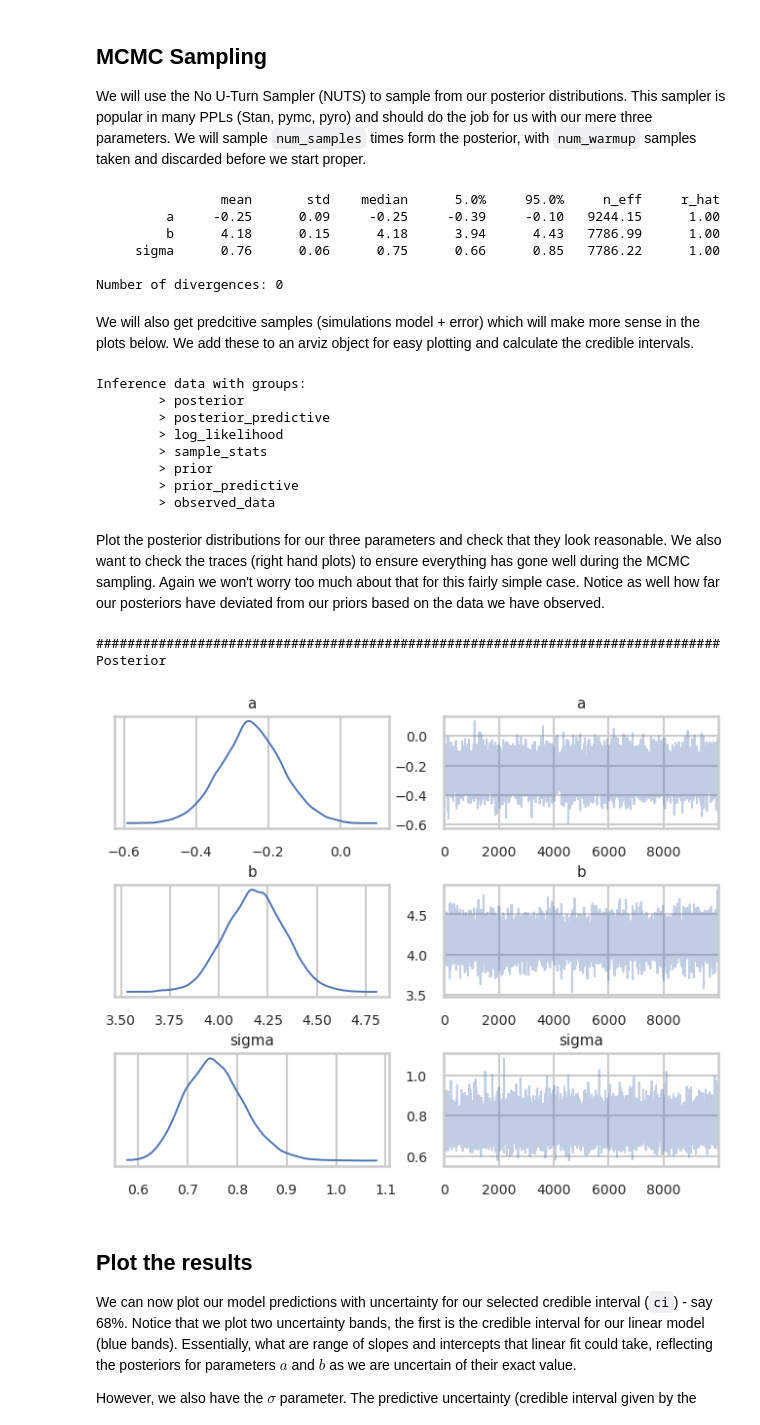
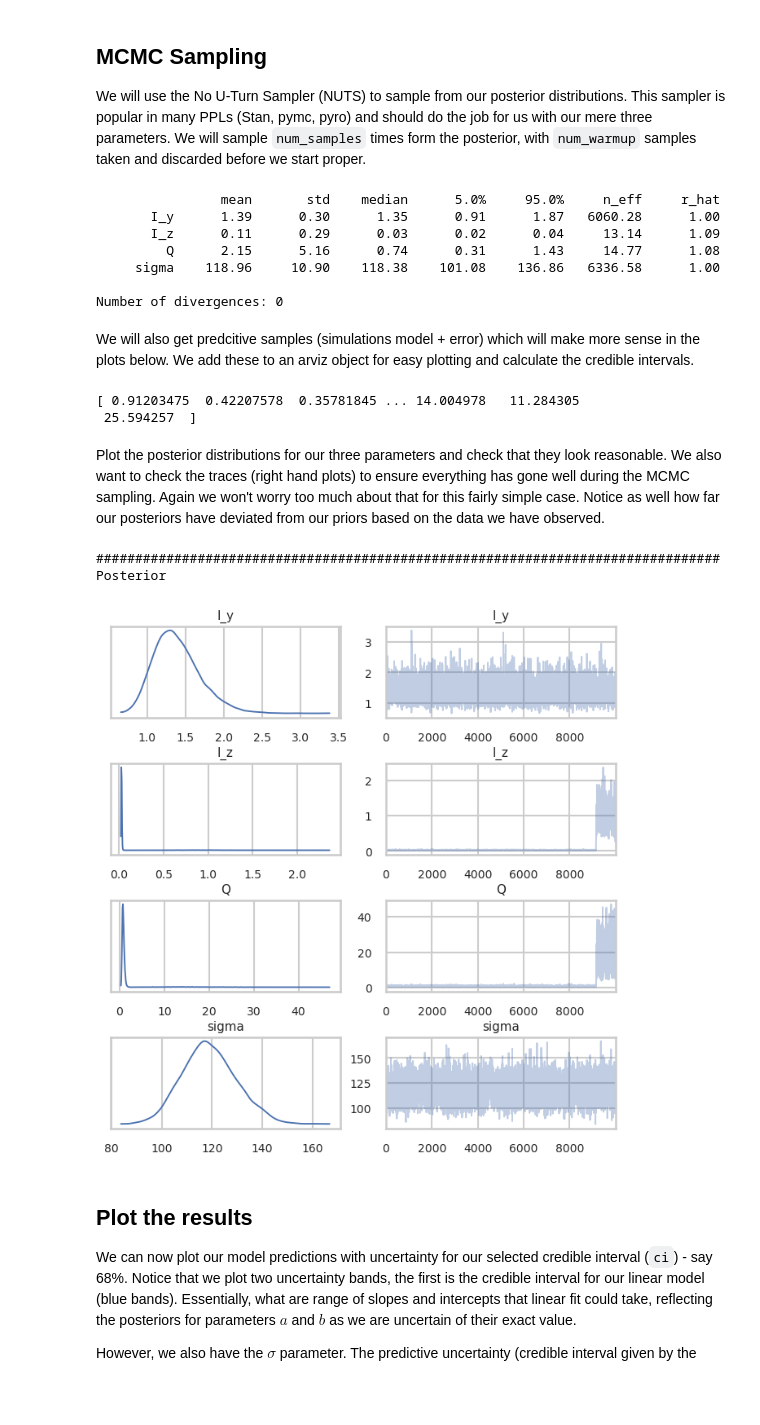
Before and after one commit to samcd22/PhD_project, a Jupyter notebook: 10_Numpyro_I/01_NumPyro_BLR.ipynb, the cells around one changed output. Drawn from its saved outputs; the diff is of its cells as text; code cells hidden in the pictures; blank space fills up the shorter version.

```diff
--- a/10_Numpyro_I/01_NumPyro_BLR.ipynb
+++ b/10_Numpyro_I/01_NumPyro_BLR.ipynb
@@ -93,12 +93,6 @@ Now lets sample from out prior distributions, check what these look like with ar
 # JAX requires a key for random number generation
 rng_key_ = random.PRNGKey(2101)
 # here take 100 samples from our priors and make predictions on x_log
-prior_samples = Predictive(linear_model, num_samples=100)(
+prior_samples = Predictive(linear_model, num_samples=1000)(
     rng_key_, x=x, y=y, z=z
 )
-prior_samples = {k: jnp.expand_dims(v,axis=0) for k, v in prior_samples.items()}
-# and put this into arviz for easy plotting
-arviz_priors = az.from_dict(
-    prior=prior_samples
-)
-arviz_priors
@@ -149,16 +159,17 @@ mcmc_obj = MCMC(kernel, num_warmup=num_warmup, num_samples=num_samples)
 
 # now run the sampler for num_samples+burnin
 mcmc_obj.run(
-    rng_key_, water_level=X, discharge_observed=y
+    rng_key_, x=x, y=y, z=z, concentration_observed=concentration
 )
 mcmc_obj.print_summary()
 # get the samples which will form our posterior
 samples = mcmc_obj.get_samples()
 # %% [output]
                 mean       std    median      5.0%     95.0%     n_eff     r_hat
-         a     -0.25      0.09     -0.25     -0.39     -0.10   9244.15      1.00
-         b      4.18      0.15      4.18      3.94      4.43   7786.99      1.00
-     sigma      0.76      0.06      0.75      0.66      0.85   7786.22      1.00
+       I_y      1.39      0.30      1.35      0.91      1.87   6060.28      1.00
+       I_z      0.11      0.29      0.03      0.02      0.04     13.14      1.09
+         Q      2.15      5.16      0.74      0.31      1.43     14.77      1.08
+     sigma    118.96     10.90    118.38    101.08    136.86   6336.58      1.00
 
 Number of divergences: 0
 # %% [markdown]
@@ -166,7 +177,7 @@ We will also get predcitive samples (simulations model + error) which will make
 # %%
 # get the samples for predictive uncertainty (our linear model + error)
 posterior_predictive = Predictive(linear_model, samples)(
-    rng_key_, water_level=X)
+    rng_key_, x=x, y=y, z=z)
 
 # get the mean model prediciton
 mean_mu = jnp.mean(posterior_predictive['mu'], axis=0)
@@ -180,33 +191,29 @@ arviz_posterior = az.from_numpyro(
     posterior_predictive=posterior_predictive,
 )
 arviz_posterior
+
+print(samples['Q'])
 # %% [output]
-Inference data with groups:
-        > posterior
-        > posterior_predictive
-        > log_likelihood
-        > sample_stats
-        > prior
-        > prior_predictive
-        > observed_data
+[ 0.91203475  0.42207578  0.35781845 ... 14.004978   11.284305
+ 25.594257  ]
 # %% [markdown]
 Plot the posterior distributions for our three parameters and check that they look reasonable. We also want to check the traces (right hand plots) to ensure everything has gone well during the MCMC sampling. Again we won't worry too much about that for this fairly simple case. Notice as well how far our posteriors have deviated from our priors based on the data we have observed.
 # %%
 print('#'*80)
 print('Posterior')
 az.plot_trace(
     arviz_posterior,
-    var_names=['a','b','sigma'],
-    figsize=(8,6),
+    var_names=['I_y','I_z','Q', 'sigma'],
+    figsize=(8,8),
     show=False
 )
 # make it readable
 plt.subplots_adjust(hspace=0.5)
 plt.show()
 # %% [output]
 ################################################################################
 Posterior
-[figure, old version]
+[figure, new version]
 # %% [markdown]
 ## Plot the results
 
```
Also changed, not shown: parts of 4 cells of this notebook, 6 other files.
